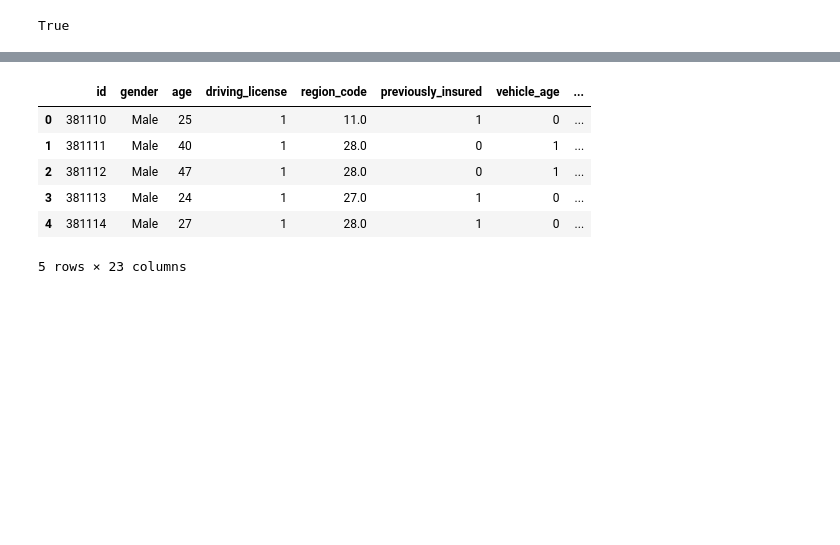
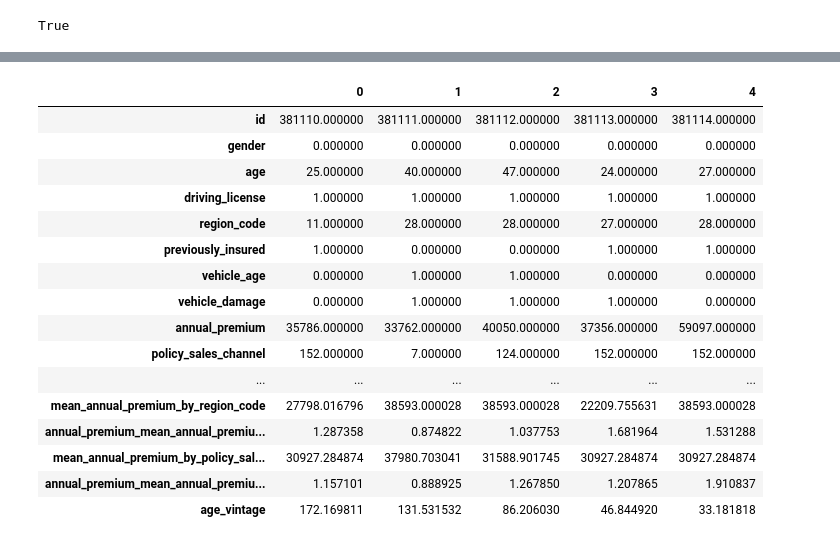
Before and after one commit to FabioCaffarello/insurance-cross-sell, a Jupyter notebook: 01-Notebooks/kaggle_api.ipynb, the cells around one changed output, grey strips where cells are left out. Saved outputs shown, nothing was run; the diff lists cells and outputs as text; code cells hidden in the pictures; blank space fills up the shorter version.

Commit message:
test pipeline data_preparation

```diff
--- a/01-Notebooks/kaggle_api.ipynb
+++ b/01-Notebooks/kaggle_api.ipynb
@@ -22,7 +25,8 @@ import pandas as pd
 # %%
 class insuranse_cross_sell(object):
     def __init__(self):
-        pass
+        self.home_path          = 'D:/01-DataScience/04-Projetos/00-Git/insurance-cross-sell/'
+        self.age_stage_encoder  = jb.load(open(self.home_path + '03-Parameter/age_stage.pkl.z', 'rb'))
 
     def data_cleaning(self, df):
         # snakecase
@@ -111,5 +115,14 @@ class insuranse_cross_sell(object):
 
 
         return df
+
+    def data_preparation(self, df):
+        # age_stage encoder
+        df['age_stage'] = self.age_stage_encoder.fit_transform(df['age_stage'])
+
+        # gender encoder
+        df['gender'] = df['gender'].apply(lambda row: 0 if row == 'Male' else 1)
+
+        return df
 # %%
 pipeline = insuranse_cross_sell()
@@ -116,13 +144,4 @@ pipeline = insuranse_cross_sell()
 # %%
 df01 = pipeline.data_cleaning(df_teste)
 df02 = pipeline.feature_engineering(df01)
+df03 = pipeline.data_preparation(df02)
-# %%
-df02.head()
-# %% [output]
-|  | id | gender | age | driving_license | region_code | previously_insured | vehicle_age | ... |
-| 0 | 381110 | Male | 25 | 1 | 11.0 | 1 | 0 | ... |
-| 1 | 381111 | Male | 40 | 1 | 28.0 | 0 | 1 | ... |
-| 2 | 381112 | Male | 47 | 1 | 28.0 | 0 | 1 | ... |
-| 3 | 381113 | Male | 24 | 1 | 27.0 | 1 | 0 | ... |
-| 4 | 381114 | Male | 27 | 1 | 28.0 | 1 | 0 | ... |
-5 rows × 23 columns
@@ -131,0 +148,20 @@ import bisect
+# %%
+df03.head().T
+# %% [output]
+|  | 0 | 1 | 2 | 3 | 4 |
+| id | 381110.000000 | 381111.000000 | 381112.000000 | 381113.000000 | 381114.000000 |
+| gender | 0.000000 | 0.000000 | 0.000000 | 0.000000 | 0.000000 |
+| age | 25.000000 | 40.000000 | 47.000000 | 24.000000 | 27.000000 |
+| driving_license | 1.000000 | 1.000000 | 1.000000 | 1.000000 | 1.000000 |
+| region_code | 11.000000 | 28.000000 | 28.000000 | 27.000000 | 28.000000 |
+| previously_insured | 1.000000 | 0.000000 | 0.000000 | 1.000000 | 1.000000 |
+| vehicle_age | 0.000000 | 1.000000 | 1.000000 | 0.000000 | 0.000000 |
+| vehicle_damage | 0.000000 | 1.000000 | 1.000000 | 1.000000 | 0.000000 |
+| annual_premium | 35786.000000 | 33762.000000 | 40050.000000 | 37356.000000 | 59097.000000 |
+| policy_sales_channel | 152.000000 | 7.000000 | 124.000000 | 152.000000 | 152.000000 |
+| ... | ... | ... | ... | ... | ... |
+| mean_annual_premium_by_region_code | 27798.016796 | 38593.000028 | 38593.000028 | 22209.755631 | 38593.000028 |
+| annual_premium_mean_annual_premiu... | 1.287358 | 0.874822 | 1.037753 | 1.681964 | 1.531288 |
+| mean_annual_premium_by_policy_sal... | 30927.284874 | 37980.703041 | 31588.901745 | 30927.284874 | 30927.284874 |
+| annual_premium_mean_annual_premiu... | 1.157101 | 0.888925 | 1.267850 | 1.207865 | 1.910837 |
+| age_vintage | 172.169811 | 131.531532 | 86.206030 | 46.844920 | 33.181818 |
```
Also changed, not shown: parts of 4 cells of this notebook, 2 other files.
